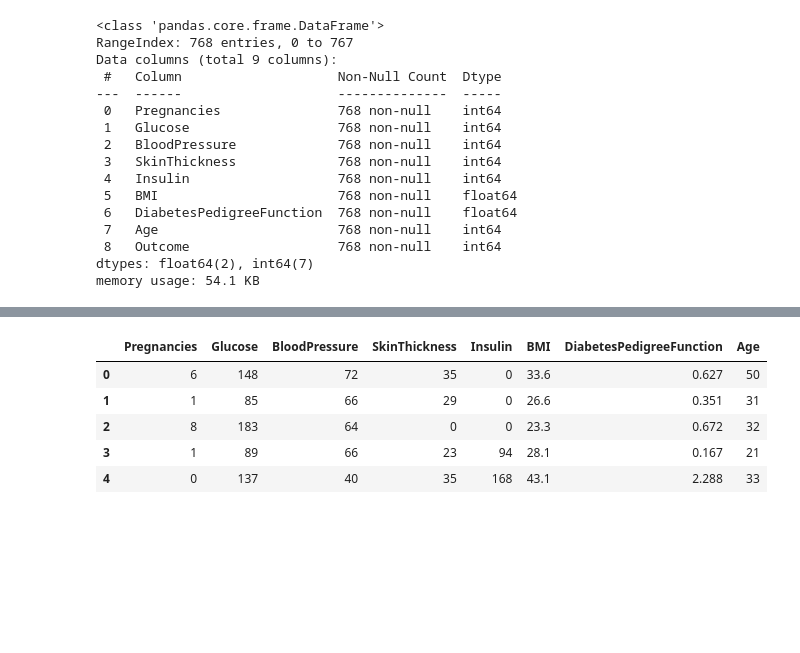
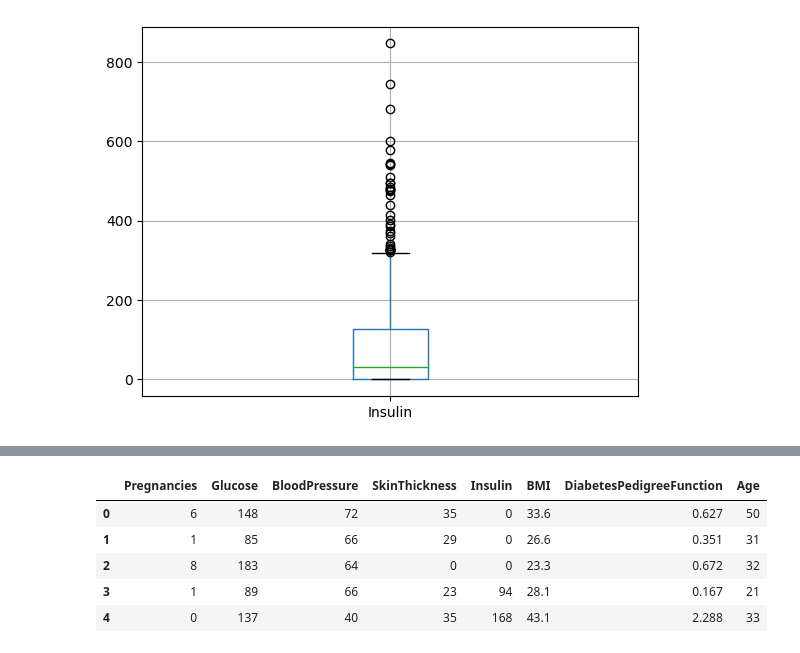
Before and after one commit to mosesdaudu001/Diabetes-Predictor, a Jupyter notebook: notebook/Diabetes_prediction.ipynb, the cells around one changed output, grey strips where cells are left out. Drawn from its saved outputs; the diff is of its cells as text; code cells hidden in the pictures; blank space fills up the shorter version.

```diff
--- a/notebook/Diabetes_prediction.ipynb
+++ b/notebook/Diabetes_prediction.ipynb
@@ -14,19 +27,5 @@ df = pd.read_csv('diabetes.csv')
 # %%
-df.info()
+df[['Insulin']].boxplot()
+plt.show()
 # %% [output]
-<class 'pandas.core.frame.DataFrame'>
-RangeIndex: 768 entries, 0 to 767
-Data columns (total 9 columns):
- #   Column                    Non-Null Count  Dtype
----  ------                    --------------  -----
- 0   Pregnancies               768 non-null    int64
- 1   Glucose                   768 non-null    int64
- 2   BloodPressure             768 non-null    int64
- 3   SkinThickness             768 non-null    int64
- 4   Insulin                   768 non-null    int64
- 5   BMI                       768 non-null    float64
- 6   DiabetesPedigreeFunction  768 non-null    float64
- 7   Age                       768 non-null    int64
- 8   Outcome                   768 non-null    int64
-dtypes: float64(2), int64(7)
-memory usage: 54.1 KB
+[figure, added]
```
Also changed, not shown: parts of 12 cells of this notebook, 6 other files.
